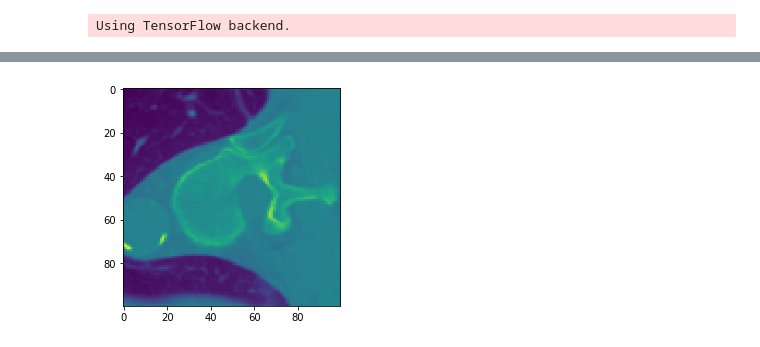
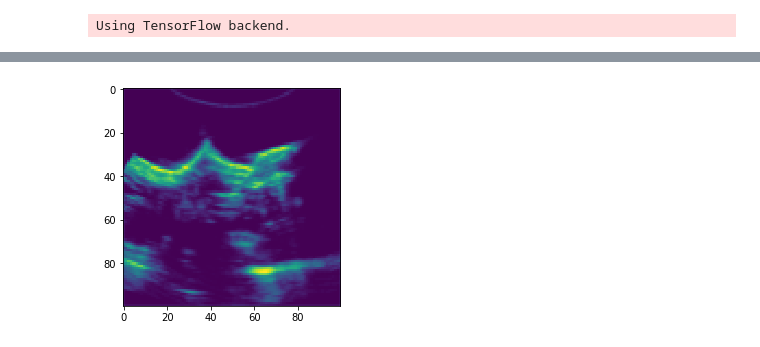
Before and after one commit to HastingsGreer/neuralScoliosis, a Jupyter notebook: NeuralAngle.ipynb, the cells around one changed output, grey strips where cells are left out. Drawn from its saved outputs; the diff is of its cells as text; code cells hidden in the pictures.

```diff
--- a/NeuralAngle.ipynb
+++ b/NeuralAngle.ipynb
@@ -74,0 +193,38 @@ array([-0.34255759])
+# %%
+import pickle
+import scipy.interpolate
+import scipy.misc
+class UltrasoundData:
+    def __init__(self, filename):
+        with open(filename, "rb") as file:
+            p = pickle.load(file)
+            #print(p[0])
+            self.rawImages = p[0]
+
+            self.rot, self.trans, self.otime = p[1]
+            self.otime = np.array(self.otime, dtype=np.float)
+            self.otime /= 1000
+
+
+        self.rotAngles = np.arctan2(self.rot[:, 2, 0], self.rot[:, 2, 2])
+
+
+        self.getRotAngle = scipy.interpolate.interp1d(self.otime, self.rotAngles, assume_sorted=True)
+
+
+    def makeData(self):
+        self.monoImages = np.sum(self.rawImages[1], 3).astype(np.float)
+
+
+        self.angles = self.getRotAngle(self.rawImages[0])
+        self.angles = np.concatenate([self.angles, -self.angles])
+
+        self.data = np.array([scipy.misc.imresize(arr, (100, 100)) for arr in self.monoImages]).reshape(-1, 100, 100, 1) / 255
+        self.data = np.concatenate([self.data, np.flip(self.data, 2)])
+        self.classes = 3 * self.angles / np.pi
+
+udata = UltrasoundData("../../ultrasoundHacks/august10OpticalTrack.pickle")
+udata.makeData()
+
+udata2 = UltrasoundData("../../ultrasoundHacks/august10OpticalTrack2.pickle")
+udata2.makeData()
@@ -143,5 +375,5 @@ array([[-0.48050874],
 # %%
-plt.imshow(td.reshape((100, 100, 100, 1))[1][:, :, 0])
+plt.imshow(udata.data[200, :, :, 0])
 plt.show()
 # %% [output]
-[figure, old version]
+[figure, new version]
```
Also changed, not shown: parts of 31 cells of this notebook.
